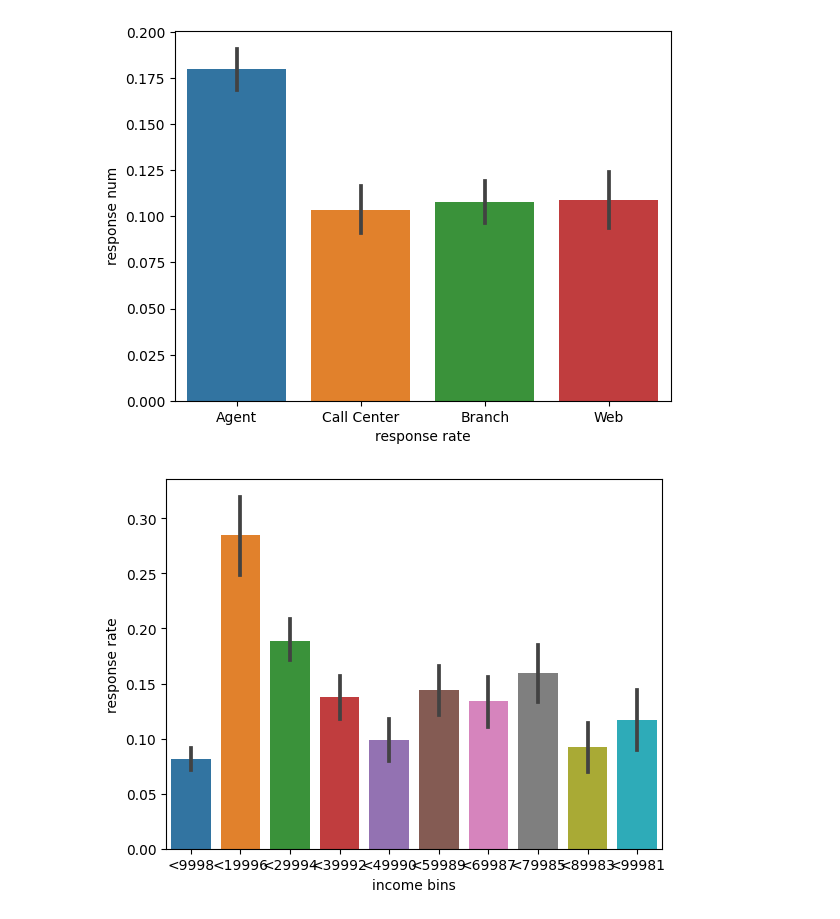
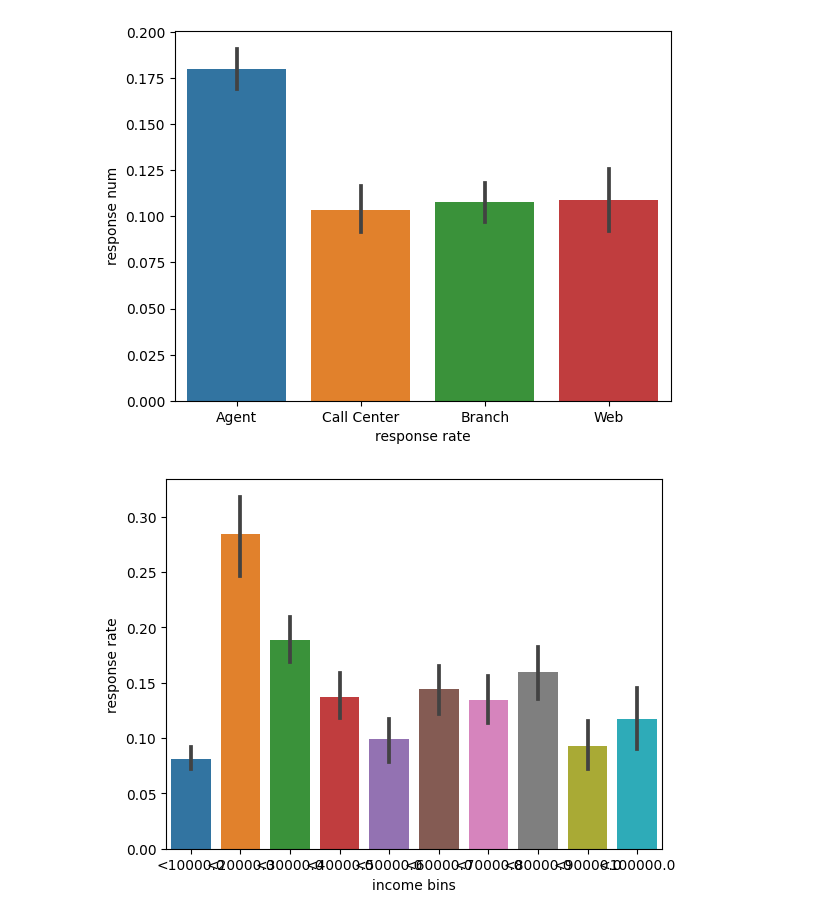
Before and after one commit to Xamweis/lab-customer-analysis-round-2, a Jupyter notebook: solution.ipynb, the cells around one changed output. Cells and saved outputs as stored; diff of their text form; code cells hidden in the pictures.

Commit message:
added digits-param to generic bin function

```diff
--- a/solution.ipynb
+++ b/solution.ipynb
@@ -319,30 +319,30 @@ plt.show()
 # %%
 # generic bin func
 
-def bin_me(x, bins, max):
+def bin_me(x, bins, max, digits):
     for i in range(bins):
         r = (max / bins) * (i + 1)
         if x <= r:
-            return round(r)
+            return round(r, digits)
 # %%
 # response - income
 
 b = 10
 m = data['income'].max()
-data['bins income'] = list(map(lambda i: bin_me(i, bins=b, max=m), data['income']))
+data['bins income'] = list(map(lambda i: bin_me(i, bins=b, max=m, digits=-3), data['income']))
 
 # set ordering of the bins
 ord = list(map(lambda i: f'<{i}', sorted(data['bins income'].unique())))
 
 # set the naming of the bins
 data['bins income'] = data['bins income'].map({i:f"<{i}" for i in data['bins income']})
 
 
 t = sns.barplot(x='bins income', y='response num', data=data, order=ord)
 t.set(xlabel='income bins', ylabel='response rate')
 plt.show()
 # %% [output]
-[figure, old version]
+[figure, new version]
 # %%
 # response - claims
 
```
Also changed, not shown: parts of 1 cell of this notebook.
